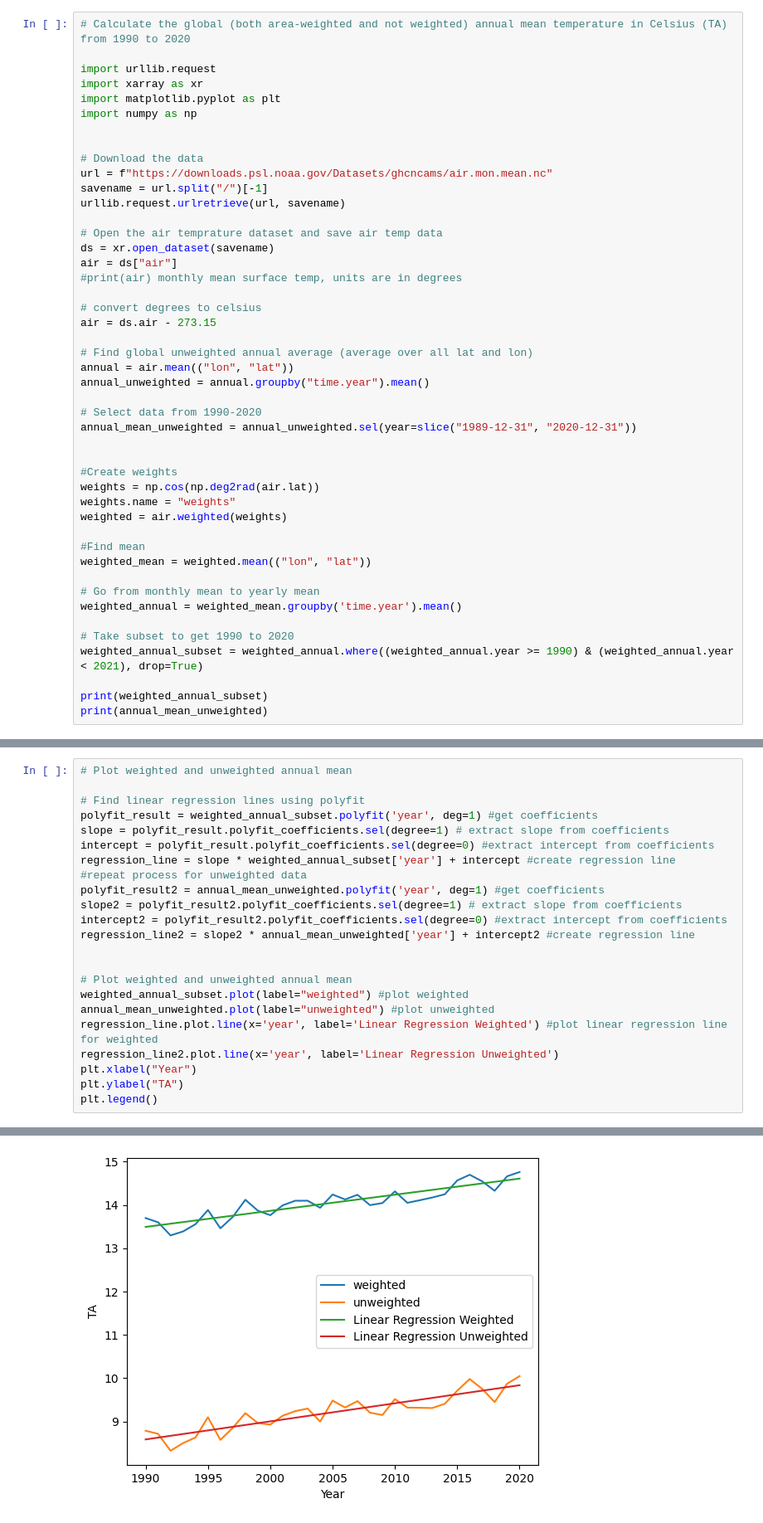
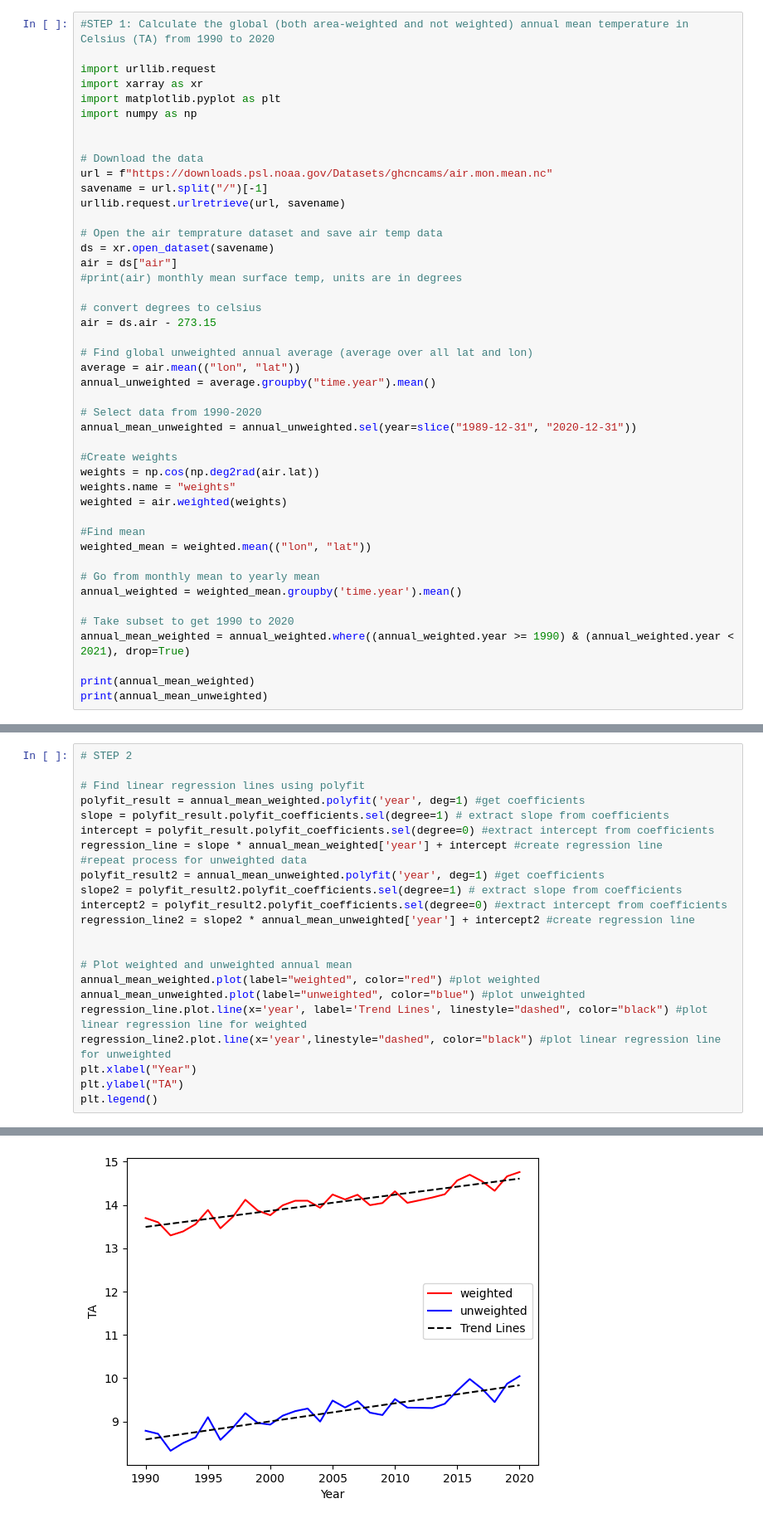
Before and after one commit to emmstrick/FWE458, a Jupyter notebook: Homework_6/Homework_6.ipynb, the cells around one changed output, grey strips where cells are left out. Shown: that part at 83% size. Cells and saved outputs as stored; diff of their text form.

```diff
--- a/Homework_6/Homework_6.ipynb
+++ b/Homework_6/Homework_6.ipynb
@@ -1,5 +1,5 @@
 # %%
-# Calculate the global (both area-weighted and not weighted) annual mean temperature in Celsius (TA) from 1990 to 2020
+#STEP 1: Calculate the global (both area-weighted and not weighted) annual mean temperature in Celsius (TA) from 1990 to 2020
 
 import urllib.request
 import xarray as xr
@@ -21,12 +21,11 @@ air = ds["air"]
 air = ds.air - 273.15
 
 # Find global unweighted annual average (average over all lat and lon)
-annual = air.mean(("lon", "lat"))
-annual_unweighted = annual.groupby("time.year").mean()
+average = air.mean(("lon", "lat"))
+annual_unweighted = average.groupby("time.year").mean()
 
 # Select data from 1990-2020
 annual_mean_unweighted = annual_unweighted.sel(year=slice("1989-12-31", "2020-12-31"))
-
 
 #Create weights
 weights = np.cos(np.deg2rad(air.lat))
@@ -37,12 +36,12 @@ weighted = air.weighted(weights)
 weighted_mean = weighted.mean(("lon", "lat"))
 
 # Go from monthly mean to yearly mean
-weighted_annual = weighted_mean.groupby('time.year').mean()
+annual_weighted = weighted_mean.groupby('time.year').mean()
 
 # Take subset to get 1990 to 2020
-weighted_annual_subset = weighted_annual.where((weighted_annual.year >= 1990) & (weighted_annual.year < 2021), drop=True)
+annual_mean_weighted = annual_weighted.where((annual_weighted.year >= 1990) & (annual_weighted.year < 2021), drop=True)
 
-print(weighted_annual_subset)
+print(annual_mean_weighted)
 print(annual_mean_unweighted)
 # %% [output]
 <xarray.DataArray 'air' (year: 31)> Size: 248B
@@ -66,29 +65,29 @@ array([ 8.78516865,  8.71488094,  8.32298946,  8.49985695,  8.62871265,
 Coordinates:
   * year     (year) int64 248B 1990 1991 1992 1993 1994 ... 2017 2018 2019 2020
 # %%
-# Plot weighted and unweighted annual mean
+# STEP 2
 
 # Find linear regression lines using polyfit
-polyfit_result = weighted_annual_subset.polyfit('year', deg=1) #get coefficients
+polyfit_result = annual_mean_weighted.polyfit('year', deg=1) #get coefficients
 slope = polyfit_result.polyfit_coefficients.sel(degree=1) # extract slope from coefficients
 intercept = polyfit_result.polyfit_coefficients.sel(degree=0) #extract intercept from coefficients
-regression_line = slope * weighted_annual_subset['year'] + intercept #create regression line
+regression_line = slope * annual_mean_weighted['year'] + intercept #create regression line
 #repeat process for unweighted data
 polyfit_result2 = annual_mean_unweighted.polyfit('year', deg=1) #get coefficients
 slope2 = polyfit_result2.polyfit_coefficients.sel(degree=1) # extract slope from coefficients
 intercept2 = polyfit_result2.polyfit_coefficients.sel(degree=0) #extract intercept from coefficients
 regression_line2 = slope2 * annual_mean_unweighted['year'] + intercept2 #create regression line
 
 
 # Plot weighted and unweighted annual mean
-weighted_annual_subset.plot(label="weighted") #plot weighted
-annual_mean_unweighted.plot(label="unweighted") #plot unweighted
-regression_line.plot.line(x='year', label='Linear Regression Weighted') #plot linear regression line for weighted
-regression_line2.plot.line(x='year', label='Linear Regression Unweighted')
+annual_mean_weighted.plot(label="weighted", color="red") #plot weighted
+annual_mean_unweighted.plot(label="unweighted", color="blue") #plot unweighted
+regression_line.plot.line(x='year', label='Trend Lines', linestyle="dashed", color="black") #plot linear regression line for weighted
+regression_line2.plot.line(x='year',linestyle="dashed", color="black") #plot linear regression line for unweighted
 plt.xlabel("Year")
 plt.ylabel("TA")
 plt.legend()
 # %% [output]
 <matplotlib.legend.Legend at 0x...>
-[figure, old version]
+[figure, new version]
 # %%
```
Also changed, not shown: parts of 1 cell of this notebook.
